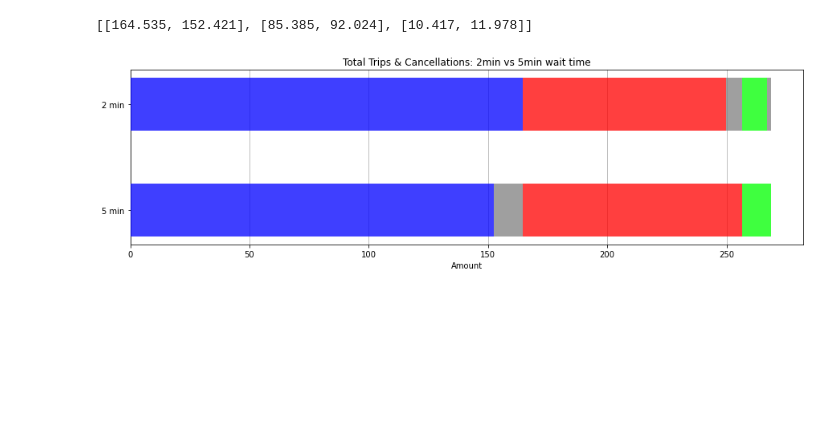
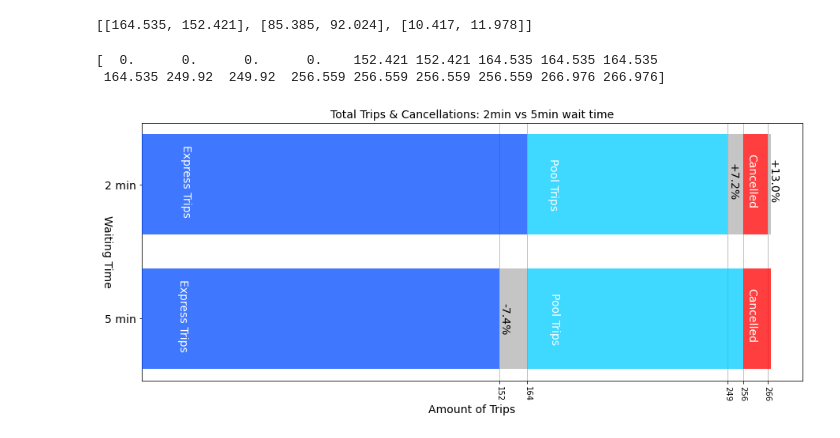
Before and after one commit to the-other-mariana/tools-ds, a Jupyter notebook: week14/uber.ipynb, the cells around one changed output. Drawn from its saved outputs; the diff is of its cells as text; code cells hidden in the pictures; blank space fills up the shorter version.

Commit message:
q1 plot done
Signed-off-by: the-other-mariana <mariana.avalos.arce@gmail.com>

```diff
--- a/week14/uber.ipynb
+++ b/week14/uber.ipynb
@@ -116,40 +116,58 @@ cmap1 = cm.get_cmap("tab20b")
 '''
 top =
 bottom =
 deciles = int((top - bottom) / 10)
 '''
 
+w = 0.75
 xs = list(np.arange(0, len(stats[0])))
-colors = [(0,0,1,0.5), (1,0,0,0.5), (0,1,0,0.5), (0.5, 0.5, 0.5, 0.5)]
-labels = ['Pool', 'Express', 'Cancellations']
-fig2 = plt.figure(figsize=(15, 4))
+colors = [(0,0.3,1,0.5), (0,0.8,1,0.5), (1,0,0,0.5), (0.7, 0.7, 0.7, 0.5)]
+labels = ['Express Trips', 'Pool Trips', 'Cancelled']
+fig2 = plt.figure(figsize=(15, 6))
 ax2 = fig2.add_subplot(1,1,1)
 
 lower = [0, 0]
+points = []
+offset = [-0.5, 0.5]
 
 for t in range(len(stats)+1):
 
     if t > 0:
         lower_vals = [max(stats[s]) for s in range(t-1, -1, -1)]
         val = sum(lower_vals)
         lower = [val, val]
         height = abs(min(stats[t-1])- max(stats[t-1]))
-        ax2.barh(np.array([stats[t-1].index(min(stats[t-1]))]), height, height=width, zorder=3, left=lower - height, color=colors[-1])
+        perc = (stats[t-1][1] - stats[t-1][0]) / max(stats[t-1]) * 100
+        x = np.array([stats[t-1].index(min(stats[t-1]))])
+        txt = str(bool(perc >= 0)*'+') + f"{perc:.1f}%"
+        ax2.barh(x, height, height=w, zorder=3, left=lower-height, color=colors[-1])
+        ax2.annotate(txt, (lower[v]-height, x + (len(txt)*0.04)/2.0), fontsize=14, rotation=-90, color='black')
+        points.append(list(lower-height))
     if t == len(stats):
+        #points.append(lower)
         break
     for v in range(len(stats[t])):
+        ax2.barh(np.array(xs[v]), stats[t][v], height=w, zorder=3, left=lower, color=colors[t])
+        ax2.annotate(labels[t], (stats[t][v]*0.1 + lower[v], np.array(xs[v]) + (len(labels[t])*0.035)/2.0), fontsize=14, rotation=-90, color='white')
+        points.append(list(lower))
 
-        ax2.barh(np.array(xs[v]), stats[t][v], height=width, zorder=3, left=lower, color=colors[t])
+points = np.array(points).reshape(np.array(points).shape[0]*np.array(points).shape[1])
+print(points)
+points=list(set(points))
 
 ax2.set_yticks(xs)
-ax2.set_yticklabels(['2 min', '5 min'])
+ax2.set_yticklabels(['2 min', '5 min'], fontsize=14)
 ax2.grid(zorder=0, axis='x')
 #plt.ylim((bottom, top))
-#plt.yticks([i * deciles + bottom for i in range(deciles*2)])
-ax2.set_title("Total Trips & Cancellations: 2min vs 5min wait time")
-plt.xlabel("Amount")
+plt.xticks(points[1:])
+ax2.set_xticklabels([f"{int(p)}" for p in points[1:]], rotation=-90)
+ax2.set_title("Total Trips & Cancellations: 2min vs 5min wait time", fontsize=14)
+plt.xlabel("Amount of Trips", fontsize=14)
+plt.ylabel("Waiting Time", fontsize=14, rotation=-90)
 plt.gca().invert_yaxis()
 plt.show()
 fig2.tight_layout()
 # %% [output]
+[  0.      0.      0.      0.    152.421 152.421 164.535 164.535 164.535
+ 164.535 249.92  249.92  256.559 256.559 256.559 256.559 266.976 266.976]
-[figure, old version]
+[figure, new version]
```
